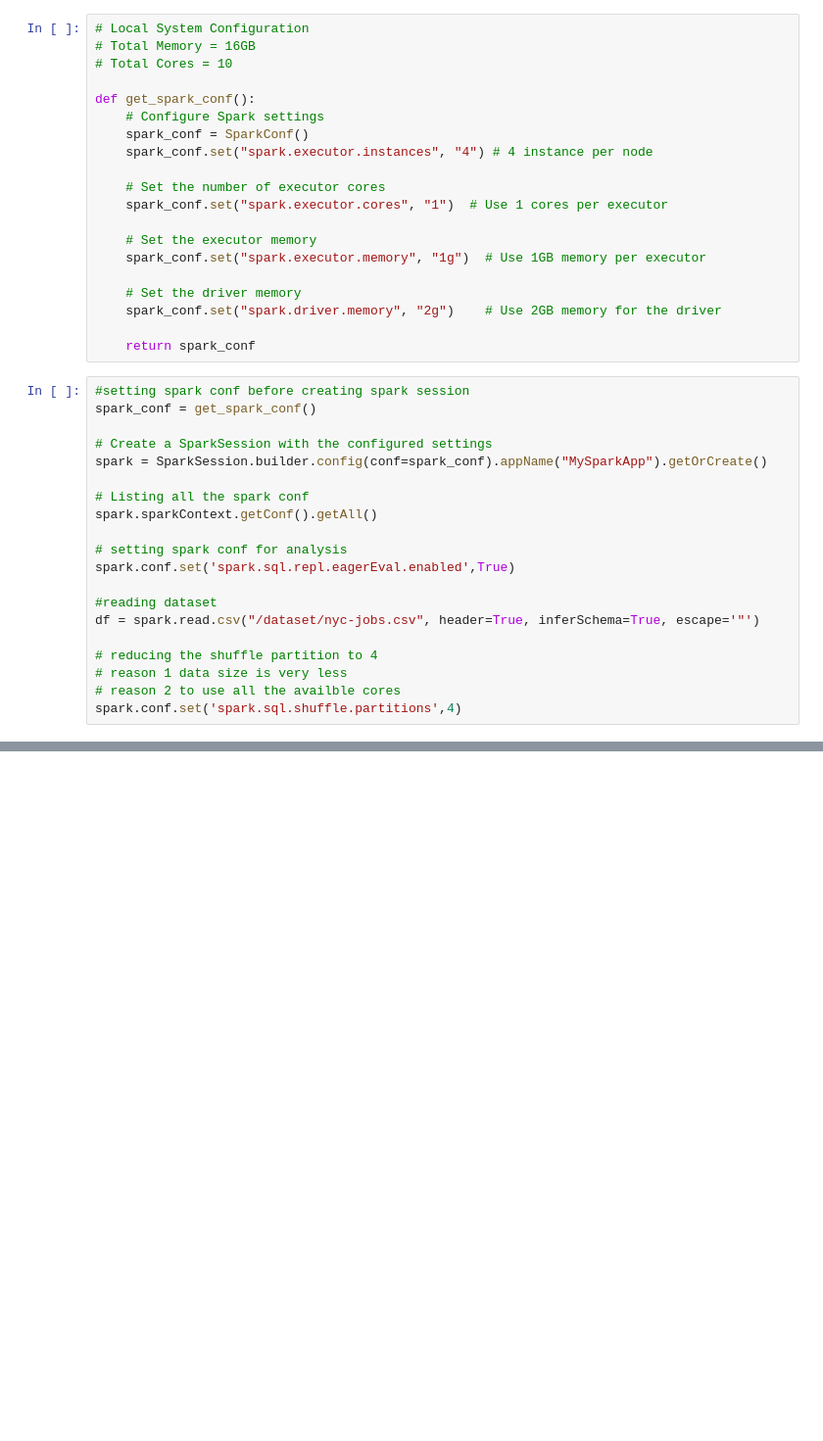
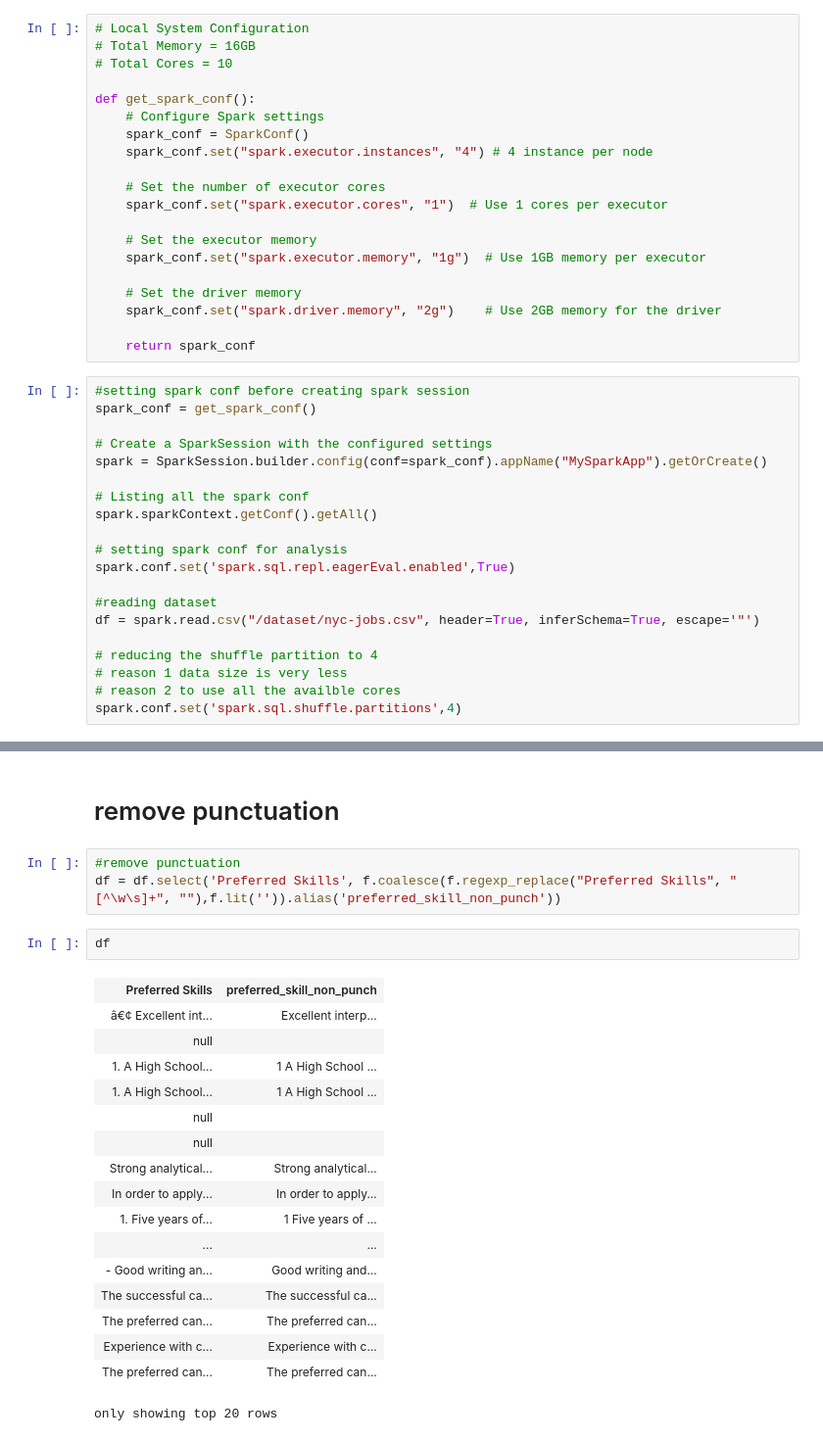
Before and after one commit to patirahardik/de_takehome1, a Jupyter notebook: jupyter/notebook/dataproduct/assesment_nyc_job_posting/main/playbook.ipynb, the cells around one changed output, grey strips where cells are left out. Shown at 98% size. Saved outputs shown, nothing was run; the diff lists cells and outputs as text; blank space fills up the shorter version.

```diff
--- a/jupyter/notebook/dataproduct/assesment_nyc_job_posting/main/playbook.ipynb
+++ b/jupyter/notebook/dataproduct/assesment_nyc_job_posting/main/playbook.ipynb
@@ -58,0 +101,25 @@ df.show(truncate=False)
+# %% [markdown]
+# remove punctuation
+# %%
+#remove punctuation
+df = df.select('Preferred Skills', f.coalesce(f.regexp_replace("Preferred Skills", "[^\w\s]+", ""),f.lit('')).alias('preferred_skill_non_punch'))
+# %%
+df
+# %% [output]
+| Preferred Skills | preferred_skill_non_punch |
+| â€¢ Excellent int... | Excellent interp... |
+| null |  |
+| 1. A High School... | 1 A High School ... |
+| 1. A High School... | 1 A High School ... |
+| null |  |
+| null |  |
+| Strong analytical... | Strong analytical... |
+| In order to apply... | In order to apply... |
+| 1. Five years of... | 1 Five years of ... |
+| ... | ... |
+| - Good writing an... | Good writing and... |
+| The successful ca... | The successful ca... |
+| The preferred can... | The preferred can... |
+| Experience with c... | Experience with c... |
+| The preferred can... | The preferred can... |
+only showing top 20 rows
```
Also changed, not shown: parts of 20 cells of this notebook, 3 other files.
